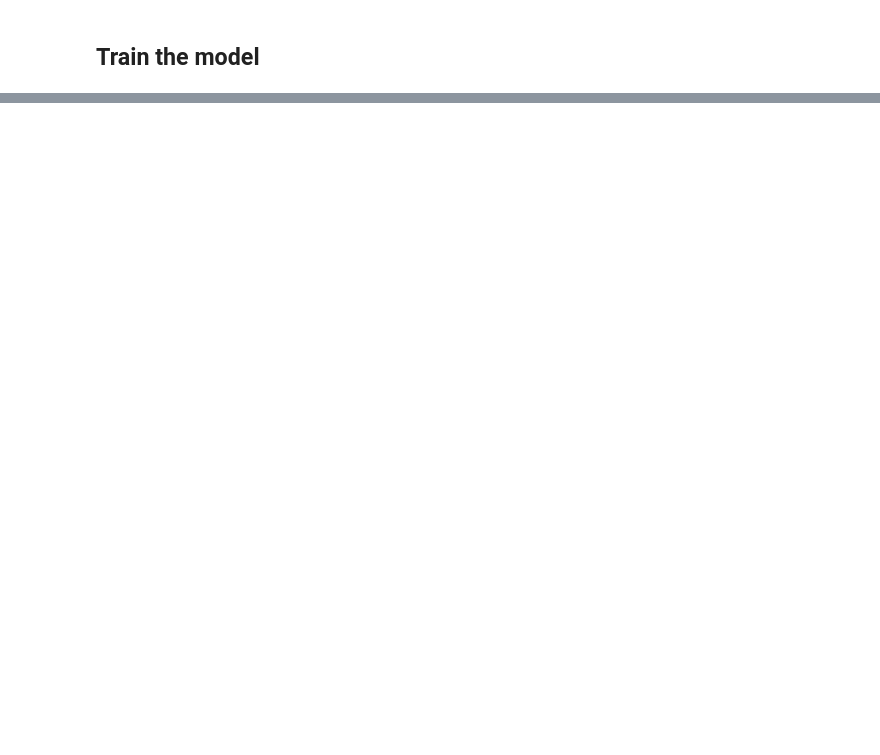
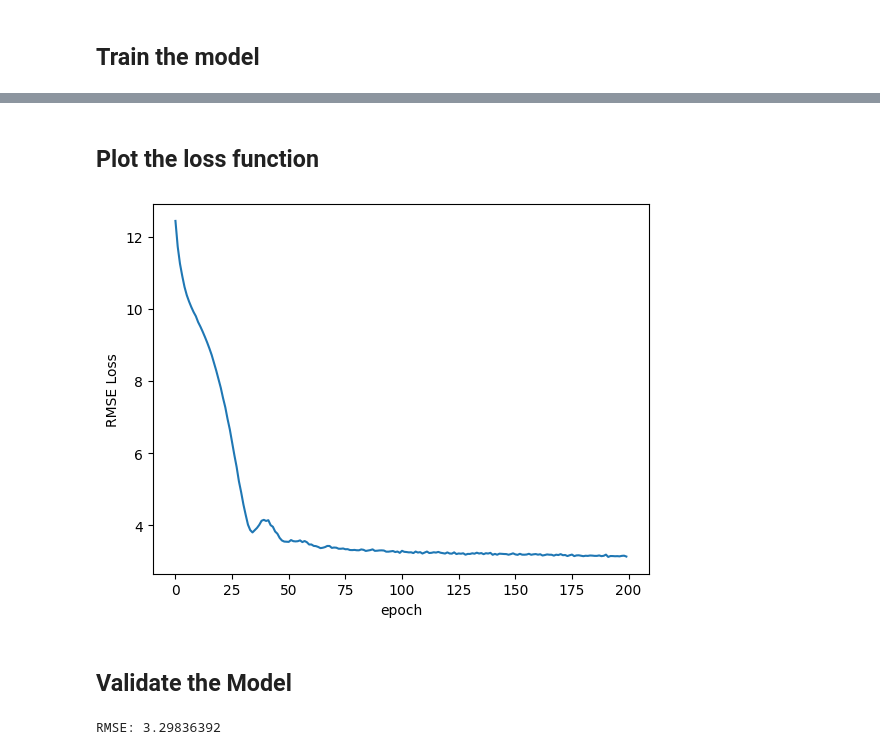
Before and after one commit to gc2321/3546-Deep-Learning, a Jupyter notebook: pytorch/1_6_ann_text_ride_regression.ipynb, the cells around one changed output, grey strips where cells are left out. Drawn from its saved outputs; the diff is of its cells as text; code cells hidden in the pictures; blank space fills up the shorter version.

```diff
--- a/pytorch/1_6_ann_text_ride_regression.ipynb
+++ b/pytorch/1_6_ann_text_ride_regression.ipynb
@@ -320,11 +320,11 @@ TabularModel(
 ## Define loss function & optimizer
 # %%
 criterion = nn.MSELoss()  # we'll convert this to RMSE later
-optimizer = torch.optim.Adam(model.parameters(), lr=0.005)
+optimizer = torch.optim.Adam(model.parameters(), lr=0.01)
 # %% [markdown]
 ## Performance train/test splits
 # %%
-batch_size = 60000 # total is 120,000
+batch_size = 20000 # total is 120,000
 test_size = int(batch_size * .2) # 20% of batch size
 
 cat_train = cats[:batch_size-test_size]
@@ -347,7 +347,7 @@ len(cat_test)
 import time
 start_time = time.time()
 
-epochs = 300
+epochs = 200
 losses = []
 
 for i in range(epochs):
@@ -374,0 +381,20 @@ epoch: 101  loss: 3.52229452
+# %% [markdown]
+## Plot the loss function
+# %%
+import matplotlib.pyplot as plt
+
+plt.plot(range(epochs), [loss.detach().numpy() for loss in losses]) # Convert tensors to NumPy arrays
+plt.ylabel('RMSE Loss')
+plt.xlabel('epoch');
+# %% [output]
+[figure, added]
+# %% [markdown]
+## Validate the Model
+# %%
+# TO EVALUATE THE ENTIRE TEST SET
+with torch.no_grad():
+    y_val = model(cat_test, con_test)
+    loss = torch.sqrt(criterion(y_val, y_test))
+print(f'RMSE: {loss:.8f}')
+# %% [output]
+RMSE: 3.29836392
```
Also changed, not shown: parts of 12 cells of this notebook.
